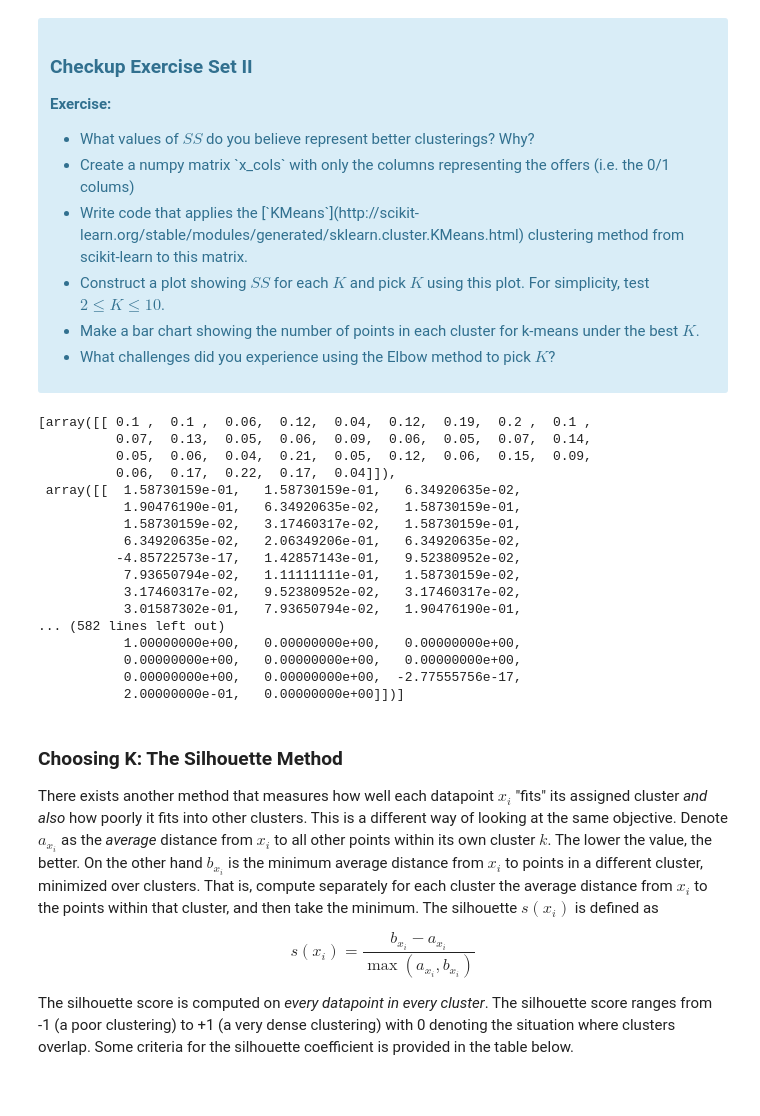
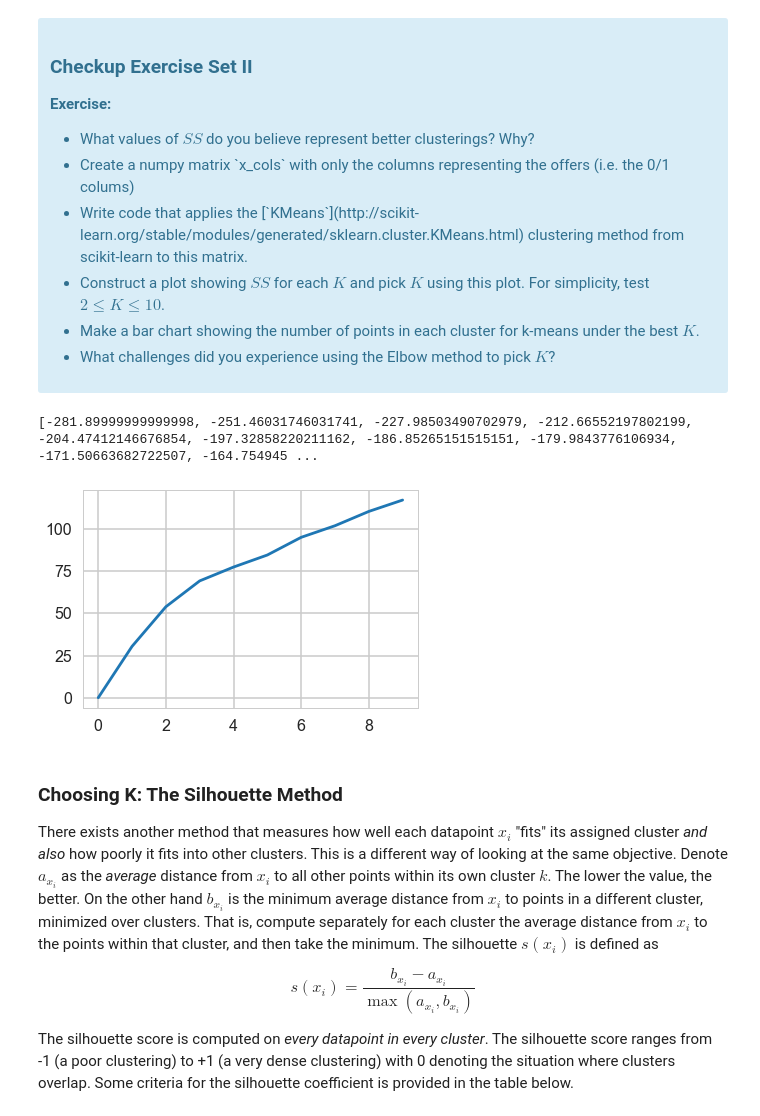
Before and after one commit to jjuhn/springboard, a Jupyter notebook: clustering/Mini_Project_Clustering.ipynb, the cells around one changed output. Saved outputs shown, nothing was run; the diff lists cells and outputs as text; code cells hidden in the pictures.

Commit message:
clustering updated

```diff
--- a/clustering/Mini_Project_Clustering.ipynb
+++ b/clustering/Mini_Project_Clustering.ipynb
@@ -101,33 +101,47 @@ where $x_i$ is a point, $C_k$ represents cluster $k$ and $\mu_k$ is the centroid
 <li> What challenges did you experience using the Elbow method to pick $K$?
 </ul>
 </div>
-# %%
-# your turn
-from sklearn.cluster import KMeans
-
-K = range(1, 11)
-x_cols = p_df.values
-
-kmeans = [KMeans(n_clusters=k).fit(x_cols) for k in K]
-centroids = [k.cluster_centers_ for k in kmeans]
-# %% [output]
-[array([[ 0.1 ,  0.1 ,  0.06,  0.12,  0.04,  0.12,  0.19,  0.2 ,  0.1 ,
-          0.07,  0.13,  0.05,  0.06,  0.09,  0.06,  0.05,  0.07,  0.14,
-          0.05,  0.06,  0.04,  0.21,  0.05,  0.12,  0.06,  0.15,  0.09,
-          0.06,  0.17,  0.22,  0.17,  0.04]]),
- array([[  1.58730159e-01,   1.58730159e-01,   6.34920635e-02,
-           1.90476190e-01,   6.34920635e-02,   1.58730159e-01,
-           1.58730159e-02,   3.17460317e-02,   1.58730159e-01,
-           6.34920635e-02,   2.06349206e-01,   6.34920635e-02,
-          -4.85722573e-17,   1.42857143e-01,   9.52380952e-02,
-           7.93650794e-02,   1.11111111e-01,   1.58730159e-02,
-           3.17460317e-02,   9.52380952e-02,   3.17460317e-02,
-           3.01587302e-01,   7.93650794e-02,   1.90476190e-01,
-... (582 lines left out)
-           1.00000000e+00,   0.00000000e+00,   0.00000000e+00,
-           0.00000000e+00,   0.00000000e+00,   0.00000000e+00,
-           0.00000000e+00,   0.00000000e+00,  -2.77555756e-17,
-           2.00000000e-01,   0.00000000e+00]])]
+# %%
+# your turn
+from sklearn.cluster import KMeans
+from scipy.spatial.distance import cdist, pdist
+import numpy as np
+
+
+K = range(1, 11)
+x_cols = p_df.values
+
+kmeans = [KMeans(n_clusters=k).fit(x_cols) for k in K]
+
+
+# scores = [kmean.score(x_cols) for kmean in kmeans]  #  ?????
+# print(scores)
+
+
+centroids = [k.cluster_centers_ for k in kmeans]
+
+# calculate the euclidean distance from each point to each cluster center
+
+k_euclid = [cdist(x_cols, cent) for cent in centroids]
+dist = [np.min(euc, axis=1) for euc in k_euclid]
+
+# Total within-cluster sum of squares
+wcss = [sum(d**2) for d in dist]
+
+# The total sum of squares
+tss = sum(pdist(x_cols)**2) / x_cols.shape[0]
+
+# The between-cluster sum of squares
+
+bss = tss - wcss
+
+bss
+
+plt.plot(bss)
+plt.show()
+# %% [output]
+[-281.89999999999998, -251.46031746031741, -227.98503490702979, -212.66552197802199, -204.47412146676854, -197.32858220211162, -186.85265151515151, -179.9843776106934, -171.50663682722507, -164.754945 ...
+[figure, added]
 # %% [markdown]
 ### Choosing K: The Silhouette Method
 
```
